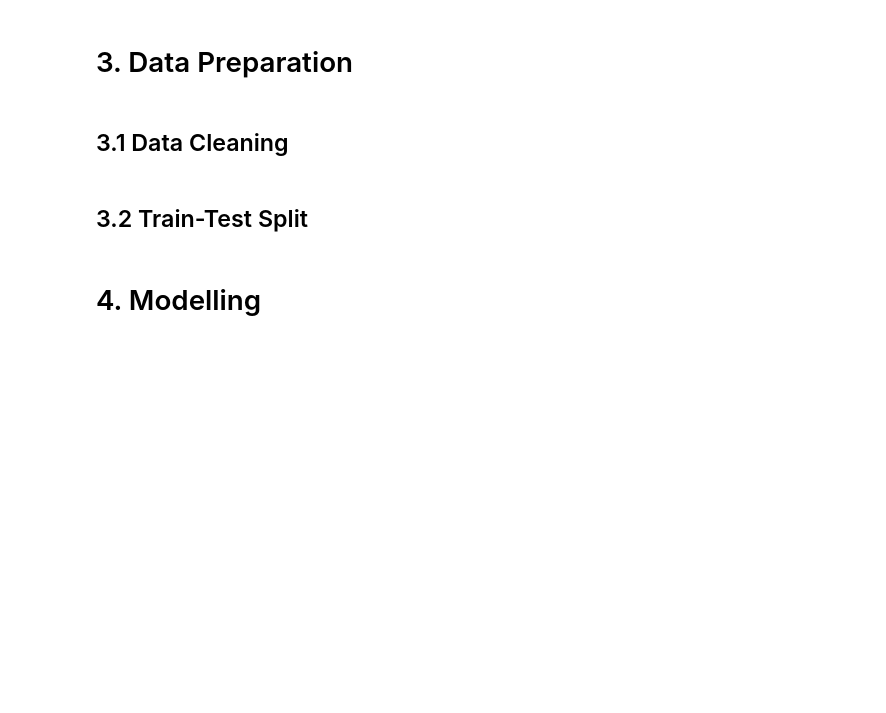
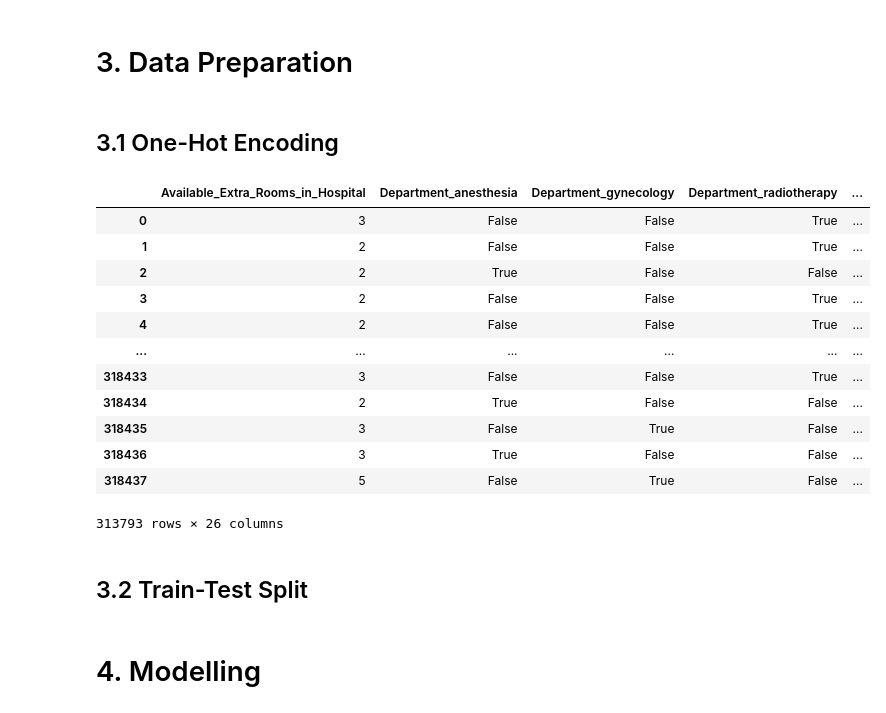
Before and after one commit to codex-Eso/Machine-Learning, a Jupyter notebook: Esmond_Submission_Code.ipynb, the cells around one changed output. Saved outputs shown, nothing was run; the diff lists cells and outputs as text; code cells hidden in the pictures; blank space fills up the shorter version.

Commit message:
Sixth Commit: REQUIRED TO CLARIFY MODEL EVALUATION, BUT DID THE ROUGH DATA PREP AND MODEL EVAL

```diff
--- a/Esmond_Submission_Code.ipynb
+++ b/Esmond_Submission_Code.ipynb
@@ -472,5 +472,3 @@ For all the other features, there are some moderately strong relationships with
 There is a risk of redundancy for the model when adding hospital type, city, region, and ward facility because they are most likely nested features under Hospital. However, I will be still adding these features for interpretability purposes and they might still help the model to capture possible predictions that have differences in the region, type, ward facility, and city of the hospital.
 # %% [markdown]
 # 3. Data Preparation
-# %% [markdown]
-## 3.1 Data Cleaning
@@ -479,4 +475,27 @@ There is a risk of redundancy for the model when adding hospital type, city, reg
 # %% [markdown]
-## 3.2 Train-Test Split
+## 3.1 One-Hot Encoding
 # %%
 ## Split data into train set and test set
+## Note we don't really have to clean our data further since we checked for feature importance + missing values previously
+## Now we just have to one-hot encode the categorical data to prepare for training
+## We don't have to worry too much about the performance of the model due to one-hot encoding because our data has quite a large sum of rows
+features_encoded = features.drop(['Hospital', 'Hospital_type', 'Hospital_city', 'Hospital_region', 'Ward_Facility'], axis=1)
+# even though I like removed these, THE ACCURACY KINDA SUCKS STILL
+features_encoded = pd.get_dummies(features_encoded, drop_first=True)
+features_encoded
+# %% [output]
+|  | Available_Extra_Rooms_in_Hospital | Department_anesthesia | Department_gynecology | Department_radiotherapy | ... |
+| 0 | 3 | False | False | True | ... |
+| 1 | 2 | False | False | True | ... |
+| 2 | 2 | True | False | False | ... |
+| 3 | 2 | False | False | True | ... |
+| 4 | 2 | False | False | True | ... |
+| ... | ... | ... | ... | ... | ... |
+| 318433 | 3 | False | False | True | ... |
+| 318434 | 2 | True | False | False | ... |
+| 318435 | 3 | False | True | False | ... |
+| 318436 | 3 | True | False | False | ... |
+| 318437 | 5 | False | True | False | ... |
+313793 rows × 26 columns
+# %% [markdown]
+## 3.2 Train-Test Split
```
Also changed, not shown: parts of 7 cells of this notebook.
